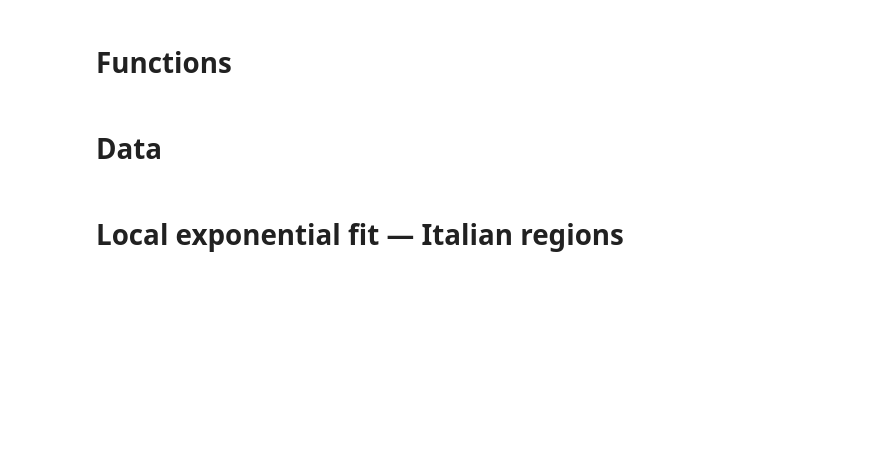
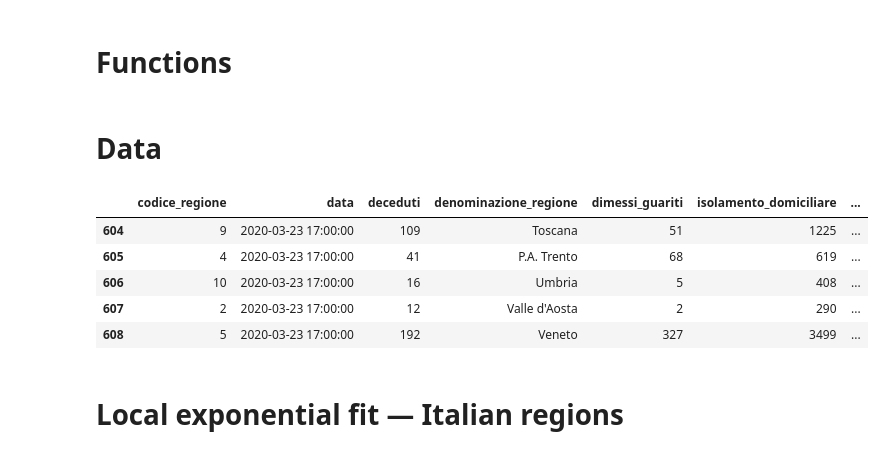
Before and after one commit to albortros/COVID-19, a Jupyter notebook: model-Exponential/LocalExp.ipynb, the cells around one changed output. Drawn from its saved outputs; the diff is of its cells as text; code cells hidden in the pictures; blank space fills up the shorter version.

```diff
--- a/model-Exponential/LocalExp.ipynb
+++ b/model-Exponential/LocalExp.ipynb
@@ -39,6 +56,15 @@ oggi = str(date.today())
 # %%
 df_regions = pd.read_json('../pcm-dpc-COVID-19/dati-json/dpc-covid19-ita-regioni.json')
 df_pop = pd.read_csv('dati_regioni.csv')
+# %%
+df_regions.tail()
+# %% [output]
+|  | codice_regione | data | deceduti | denominazione_regione | dimessi_guariti | isolamento_domiciliare | ... |
+| 604 | 9 | 2020-03-23 17:00:00 | 109 | Toscana | 51 | 1225 | ... |
+| 605 | 4 | 2020-03-23 17:00:00 | 41 | P.A. Trento | 68 | 619 | ... |
+| 606 | 10 | 2020-03-23 17:00:00 | 16 | Umbria | 5 | 408 | ... |
+| 607 | 2 | 2020-03-23 17:00:00 | 12 | Valle d'Aosta | 2 | 290 | ... |
+| 608 | 5 | 2020-03-23 17:00:00 | 192 | Veneto | 327 | 3499 | ... |
 # %% [markdown]
 # Local exponential fit — Italian regions
 # %%
```
Also changed, not shown: parts of 8 cells of this notebook, 1 other file.
